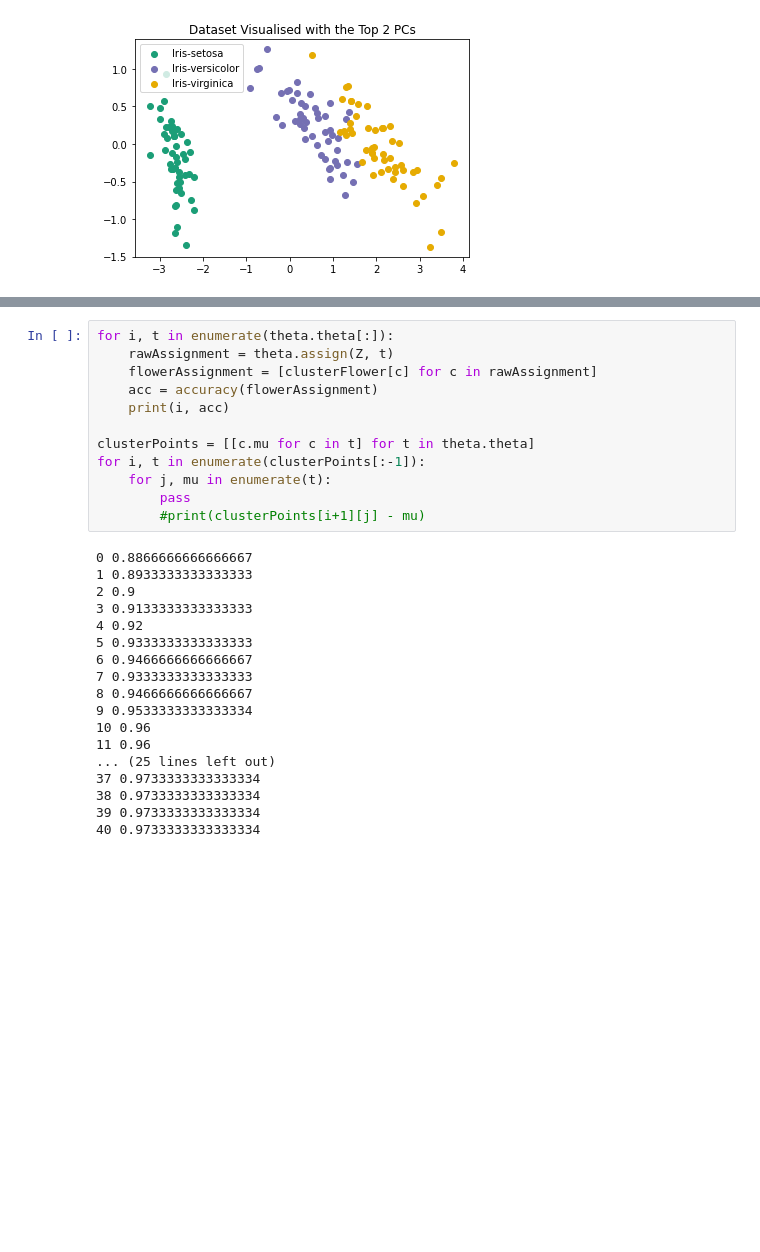
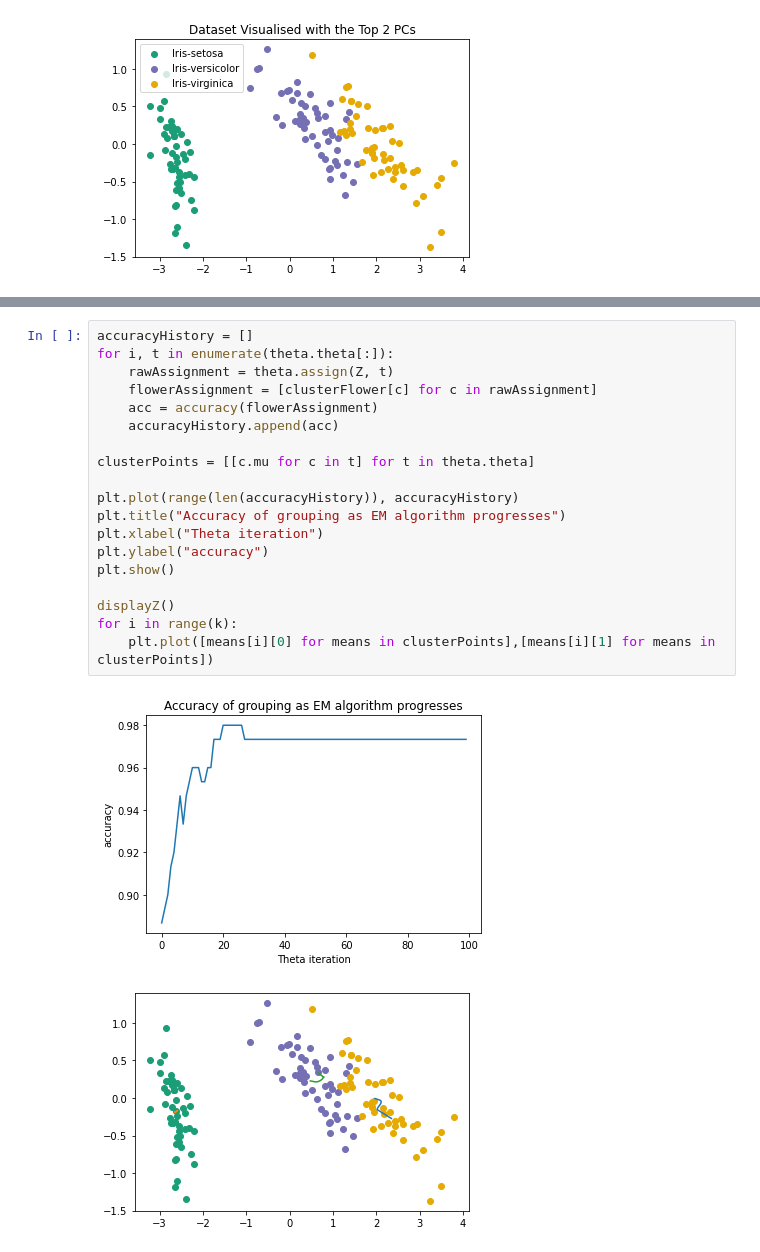
Before and after one commit to Nat-133/coursework_cs342, a Jupyter notebook: solution.ipynb, the cells around one changed output, grey strips where cells are left out. Cells and saved outputs as stored; diff of their text form; blank space fills up the shorter version.

```diff
--- a/solution.ipynb
+++ b/solution.ipynb
@@ -276,30 +259,22 @@ plots[1].legend(loc="upper left")
 # %%
+accuracyHistory = []
 for i, t in enumerate(theta.theta[:]):
     rawAssignment = theta.assign(Z, t)
     flowerAssignment = [clusterFlower[c] for c in rawAssignment]
     acc = accuracy(flowerAssignment)
-    print(i, acc)
+    accuracyHistory.append(acc)
 
 clusterPoints = [[c.mu for c in t] for t in theta.theta]
-for i, t in enumerate(clusterPoints[:-1]):
-    for j, mu in enumerate(t):
-        pass
-        #print(clusterPoints[i+1][j] - mu)
+
+plt.plot(range(len(accuracyHistory)), accuracyHistory)
+plt.title("Accuracy of grouping as EM algorithm progresses")
+plt.xlabel("Theta iteration")
+plt.ylabel("accuracy")
+plt.show()
+
+displayZ()
+for i in range(k):
+    plt.plot([means[i][0] for means in clusterPoints],[means[i][1] for means in clusterPoints])
 # %% [output]
-0 0.8866666666666667
-1 0.8933333333333333
-2 0.9
-3 0.9133333333333333
-4 0.92
-5 0.9333333333333333
-6 0.9466666666666667
-7 0.9333333333333333
-8 0.9466666666666667
-9 0.9533333333333334
-10 0.96
-11 0.96
-... (25 lines left out)
-37 0.9733333333333334
-38 0.9733333333333334
-39 0.9733333333333334
-40 0.9733333333333334
+[figure, added]
+[figure, added]
```
Also changed, not shown: parts of 3 cells of this notebook, 4 other files.
